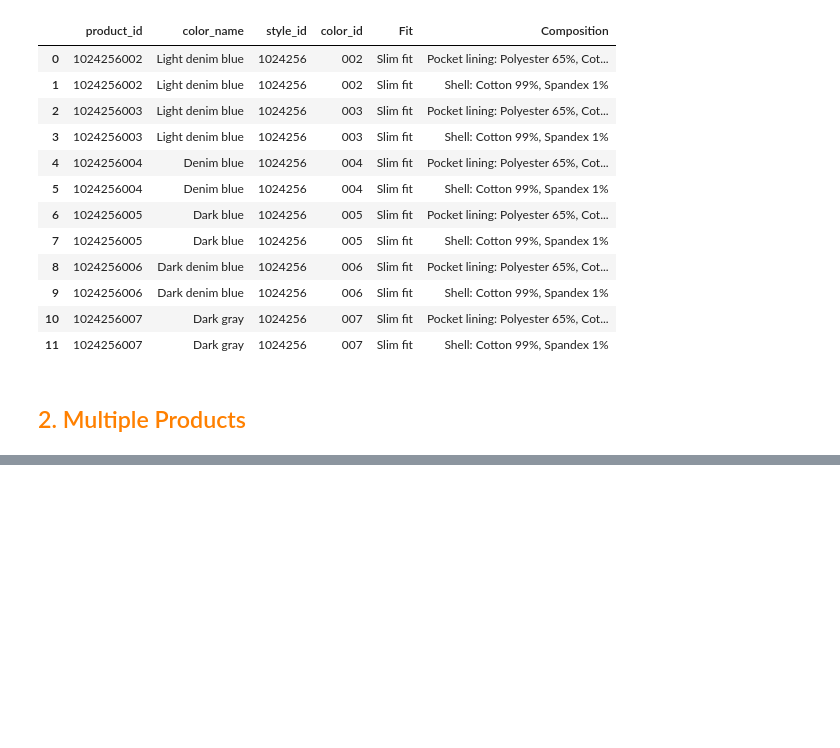
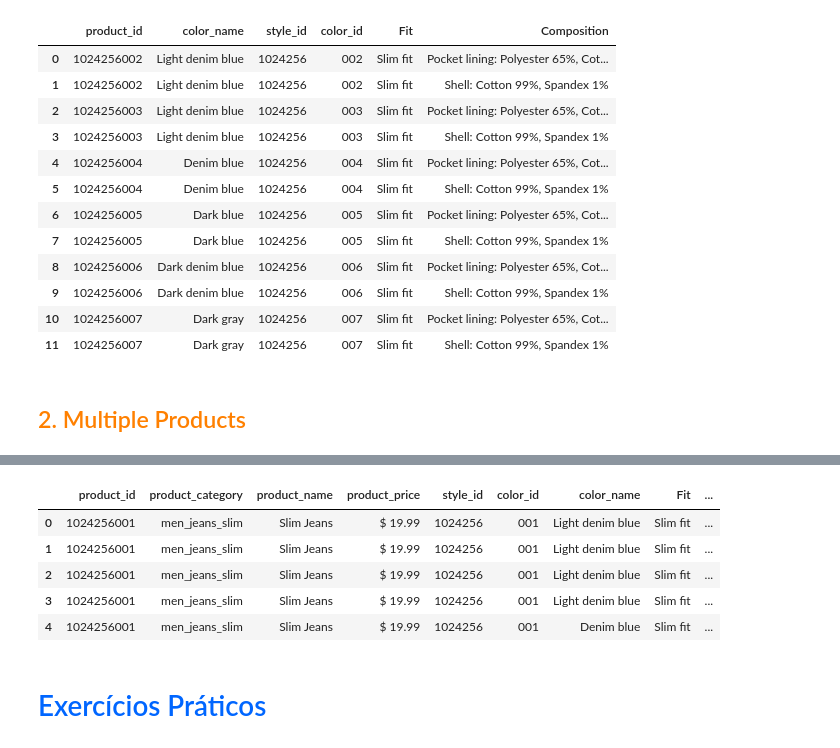
Before and after one commit to edneideramalho/python_ds_ao_dev, a Jupyter notebook: 001_beautiful_soup_package.ipynb, the cells around one changed output, grey strips where cells are left out. Saved outputs shown, nothing was run; the diff lists cells and outputs as text; code cells hidden in the pictures; blank space fills up the shorter version.

```diff
--- a/001_beautiful_soup_package.ipynb
+++ b/001_beautiful_soup_package.ipynb
@@ -284,0 +303,7 @@ data_sku
+# %%
+# ===================================== TESTES ====================================
+for i in range(len(data)):
+
+    # API Requests
+    url = 'https://www2.hm.com/en_us/productpage.' + data.loc[i, 'product_id'] + '.html'
+    print(url)
@@ -284,0 +392,11 @@ data_sku
+# %%
+data_raw.head()
+# %% [output]
+|  | product_id | product_category | product_name | product_price | style_id | color_id | color_name | Fit | ... |
+| 0 | 1024256001 | men_jeans_slim | Slim Jeans | $ 19.99 | 1024256 | 001 | Light denim blue | Slim fit | ... |
+| 1 | 1024256001 | men_jeans_slim | Slim Jeans | $ 19.99 | 1024256 | 001 | Light denim blue | Slim fit | ... |
+| 2 | 1024256001 | men_jeans_slim | Slim Jeans | $ 19.99 | 1024256 | 001 | Light denim blue | Slim fit | ... |
+| 3 | 1024256001 | men_jeans_slim | Slim Jeans | $ 19.99 | 1024256 | 001 | Light denim blue | Slim fit | ... |
+| 4 | 1024256001 | men_jeans_slim | Slim Jeans | $ 19.99 | 1024256 | 001 | Denim blue | Slim fit | ... |
+# %% [markdown]
+# <span style="color:#0066ff">Exercícios Práticos<span>
```
Also changed, not shown: parts of 6 cells of this notebook.
